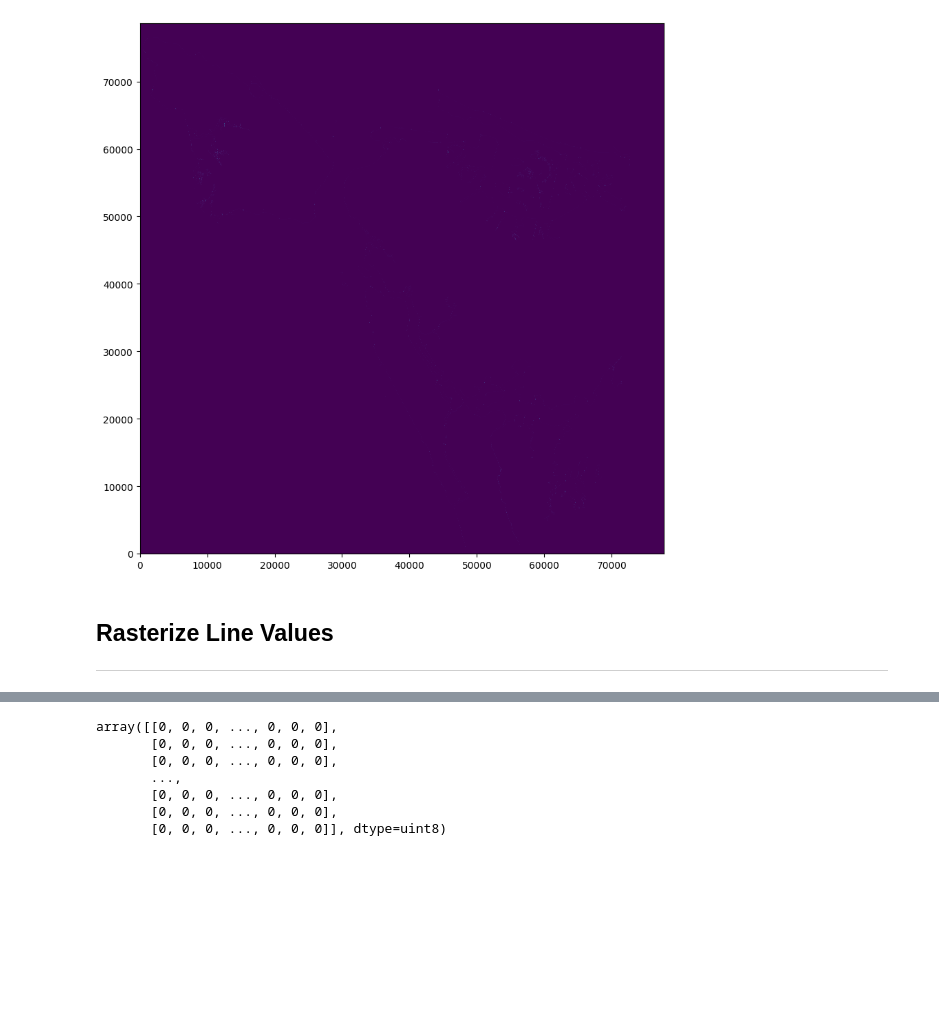
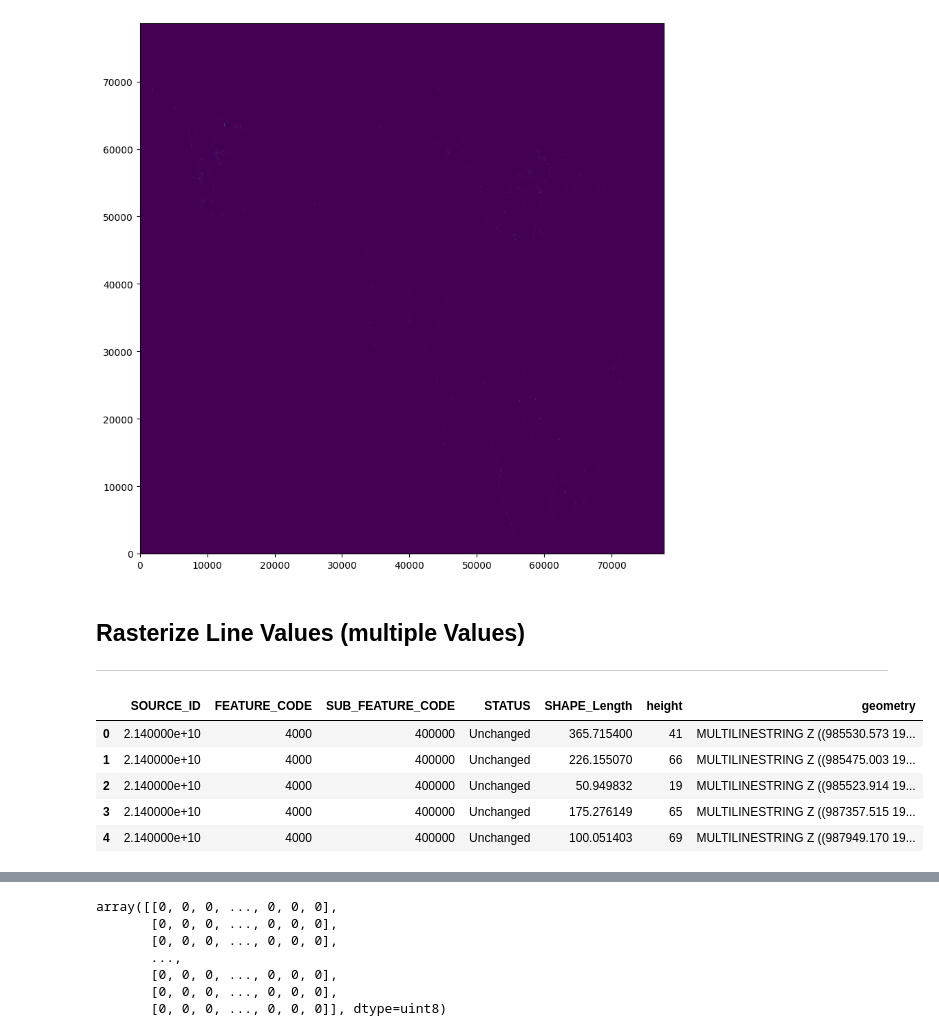
Before and after one commit to courtney-smith-97/flood-risk, a Jupyter notebook: data/data_transformation/03-shape-file-transformations.ipynb, the cells around one changed output, grey strips where cells are left out. Saved outputs shown, nothing was run; the diff lists cells and outputs as text; code cells hidden in the pictures; blank space fills up the shorter version.

Commit message:
Added MultiVar Attribute Line Raster Burn

```diff
--- a/data/data_transformation/03-shape-file-transformations.ipynb
+++ b/data/data_transformation/03-shape-file-transformations.ipynb
@@ -119,16 +119,24 @@ plt.gca().invert_yaxis()
 # %% [output]
 [figure]
 # %% [markdown]
-## Rasterize Line Values
+## Rasterize Line Values (multiple Values)
 ---
 # %%
 # Load Data
 rst = '/workspace/data-sets/Land_Cover/nyc-lc-2-2.tif'
-shape = '/workspace/data-sets/SHORELINE/SHORELINE.shp'
+shape = '/workspace/data-sets/NYC_DoITT_Planimetric_OpenData.gdb/NYC_DoITT_Planimetric_OpenData.gdb'
 # %%
-layer_list = fiona.listlayers(plan)
+layer_list = fiona.listlayers(shape)
 plan_data_list = []
 for layer_name in layer_list:
-    plan_data_list.append(gpd.read_file(plan, layer=layer_name))
+    plan_data_list.append(gpd.read_file(shape, layer=layer_name))
 raster = rasterio.open(rst)
 v_df = plan_data_list[2]
+v_df.head()
+# %% [output]
+|  | SOURCE_ID | FEATURE_CODE | SUB_FEATURE_CODE | STATUS | SHAPE_Length | height | geometry |
+| 0 | 2.140000e+10 | 4000 | 400000 | Unchanged | 365.715400 | 41 | MULTILINESTRING Z ((985530.573 19... |
+| 1 | 2.140000e+10 | 4000 | 400000 | Unchanged | 226.155070 | 66 | MULTILINESTRING Z ((985475.003 19... |
+| 2 | 2.140000e+10 | 4000 | 400000 | Unchanged | 50.949832 | 19 | MULTILINESTRING Z ((985523.914 19... |
+| 3 | 2.140000e+10 | 4000 | 400000 | Unchanged | 175.276149 | 65 | MULTILINESTRING Z ((987357.515 19... |
+| 4 | 2.140000e+10 | 4000 | 400000 | Unchanged | 100.051403 | 69 | MULTILINESTRING Z ((987949.170 19... |
```
Also changed, not shown: parts of 24 cells of this notebook.
